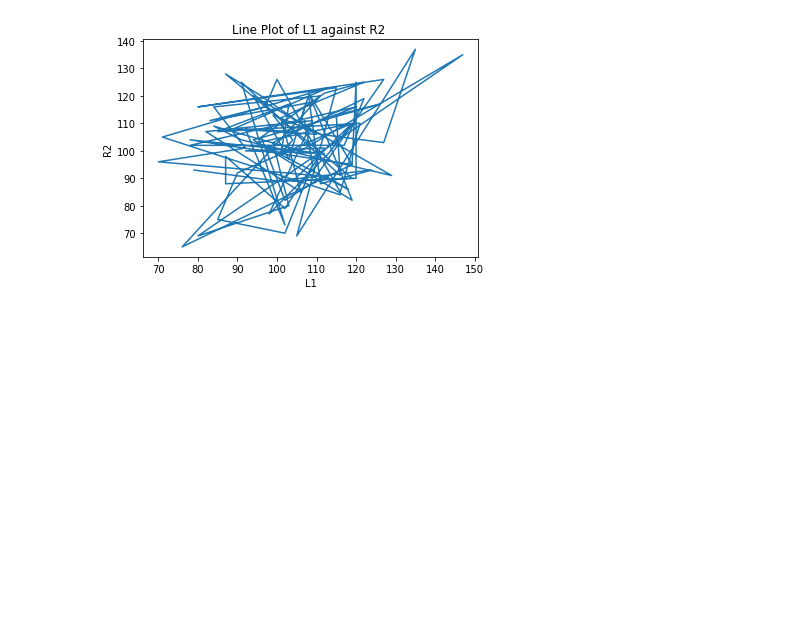
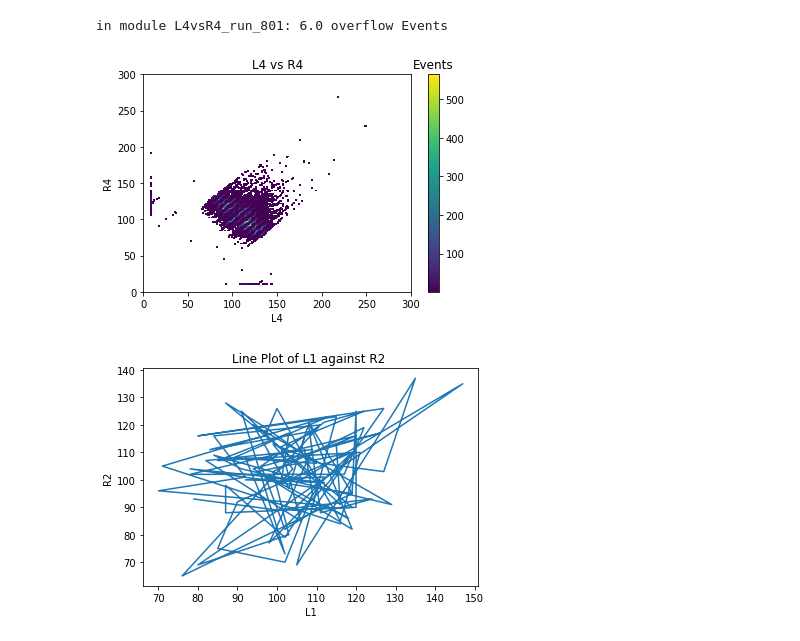
Before and after one commit to shanto268/HEP_DAQ, a Jupyter notebook: CrateAnalysis/DataFilter.ipynb, the cells around one changed output. Drawn from its saved outputs; the diff is of its cells as text; code cells hidden in the pictures; blank space fills up the shorter version.

```diff
--- a/CrateAnalysis/DataFilter.ipynb
+++ b/CrateAnalysis/DataFilter.ipynb
@@ -1,12 +1,27 @@
 # %%
 from MuonDataFrame import *
 
-file = "processed_data/events_data_frame_800.ftr"
+file = "processed_data/events_data_frame_801.ftr"
 mdfo = MuonDataFrame(file, isNew=False, d1="last") #Muon Data Frame Object
 # %%
 mdfo.keepEvents("numLHit", 8, "==")
 # %%
 mdf = mdfo.events_df
+# %%
+xmin = 0
+xmax = 300
+ymin = -0
+ymax = 300
+nbins = 250
+x = "L4"
+y = "R4"
+mdfo.get2DHistogram(mdf[x].values,
+                            mdf[y].values, "{} vs {}".format(x,y),
+                            x, y, xmin, xmax,
+                            ymin, ymax, nbins)
+# %% [output]
+in module L4vsR4_run_801: 6.0 overflow Events
+[figure, added]
 # %%
 mdfo.getPlot(["L1","R2"])
 # %% [output]
```
Also changed, not shown: 11 other files.
